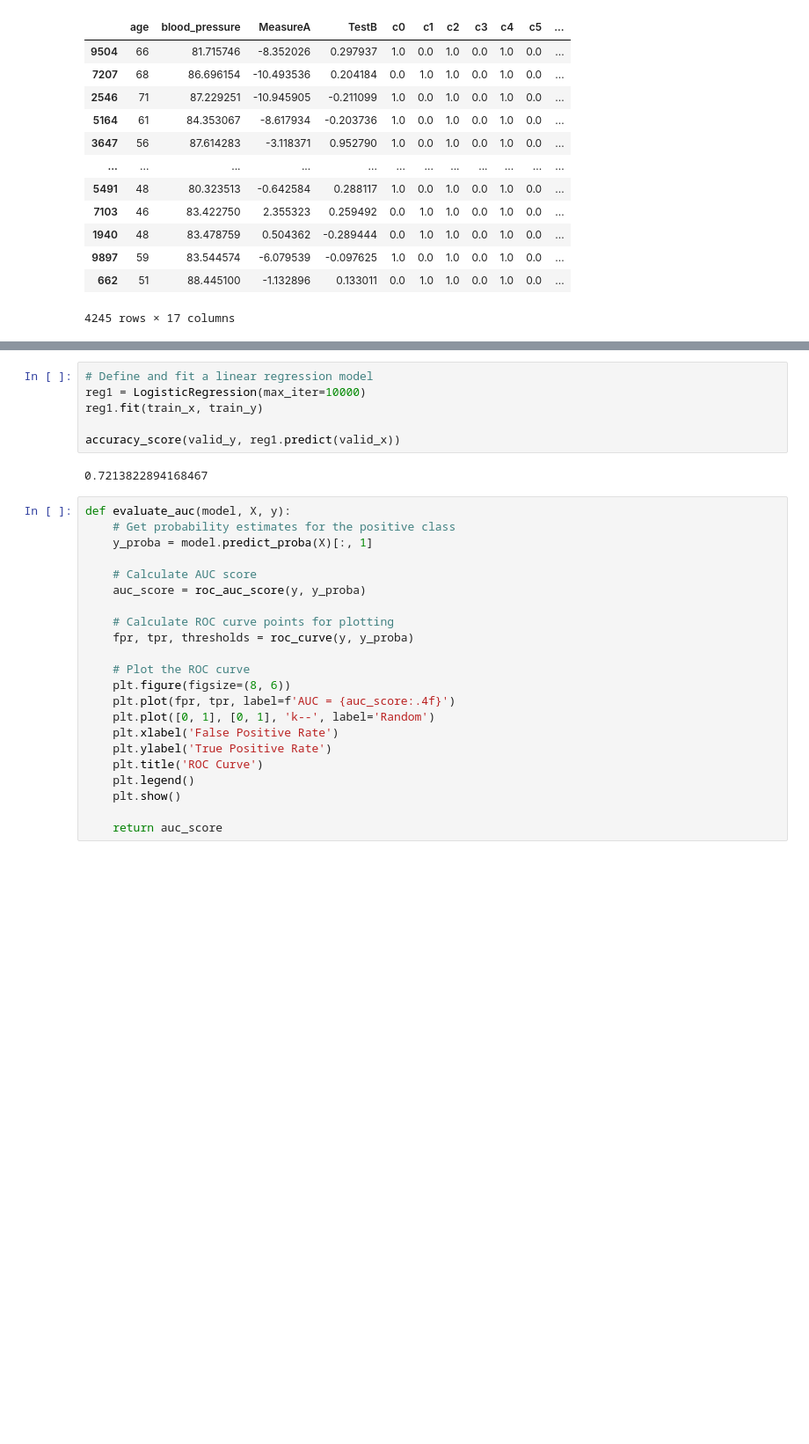
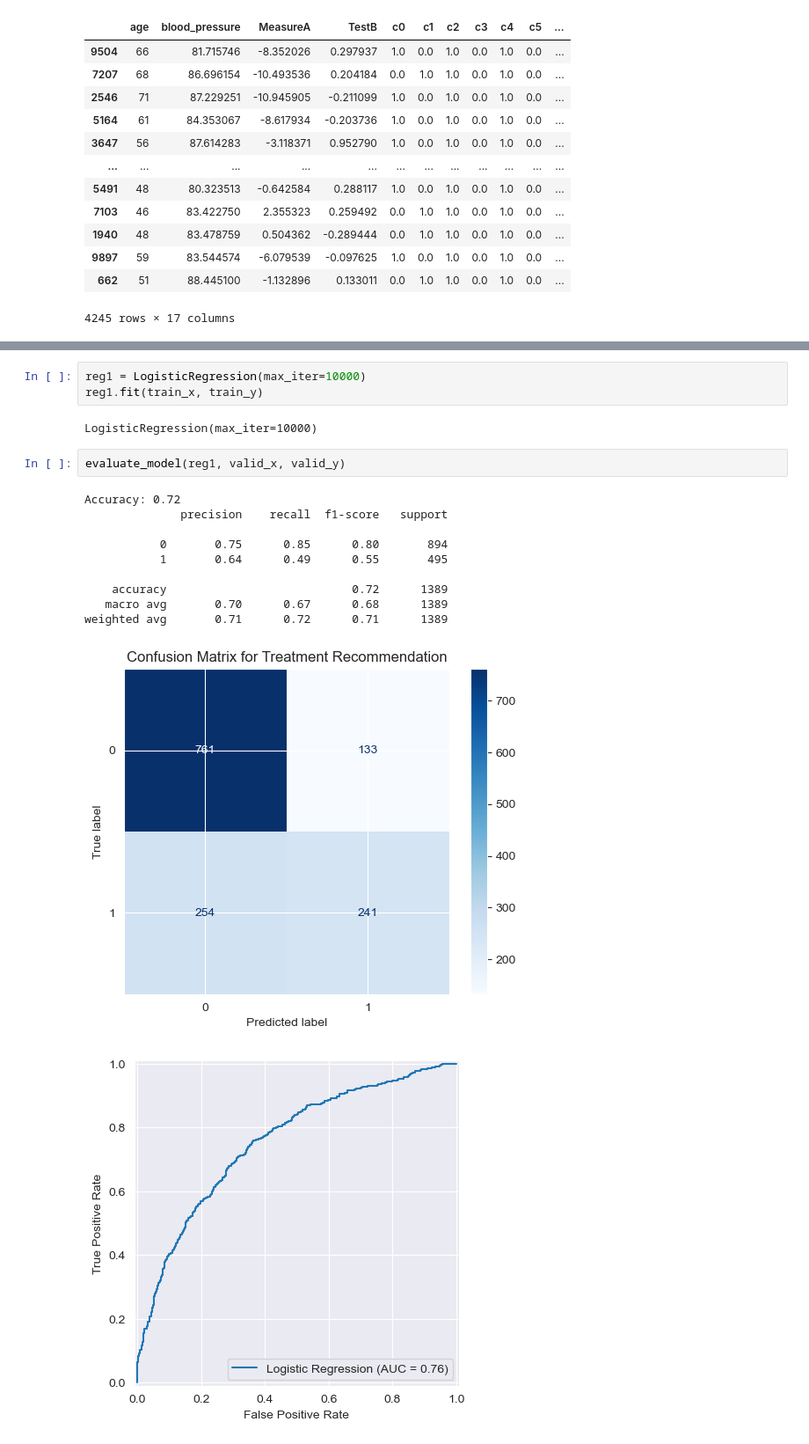
Before and after one commit to logger421/ExplainableAI, a Jupyter notebook: work_set2.ipynb, the cells around one changed output, grey strips where cells are left out. Shown: that part at 88% size. Cells and saved outputs as stored; diff of their text form; blank space fills up the shorter version.

Commit message:
Finished model training. Checked results with kaggle

```diff
--- a/work_set2.ipynb
+++ b/work_set2.ipynb
@@ -377,32 +343,21 @@ test_x.shape, test_y.shape
 # %% [output]
 ((1431, 17), (1431,))
 # %%
-# Define and fit a linear regression model
 reg1 = LogisticRegression(max_iter=10000)
 reg1.fit(train_x, train_y)
-
-accuracy_score(valid_y, reg1.predict(valid_x))
 # %% [output]
-0.7213822894168467
+LogisticRegression(max_iter=10000)
 # %%
-def evaluate_auc(model, X, y):
-    # Get probability estimates for the positive class
-    y_proba = model.predict_proba(X)[:, 1]
-
-    # Calculate AUC score
-    auc_score = roc_auc_score(y, y_proba)
-
-    # Calculate ROC curve points for plotting
-    fpr, tpr, thresholds = roc_curve(y, y_proba)
-
-    # Plot the ROC curve
-    plt.figure(figsize=(8, 6))
-    plt.plot(fpr, tpr, label=f'AUC = {auc_score:.4f}')
-    plt.plot([0, 1], [0, 1], 'k--', label='Random')
-    plt.xlabel('False Positive Rate')
-    plt.ylabel('True Positive Rate')
-    plt.title('ROC Curve')
-    plt.legend()
-    plt.show()
-
-    return auc_score
+evaluate_model(reg1, valid_x, valid_y)
+# %% [output]
+Accuracy: 0.72
+              precision    recall  f1-score   support
+
+           0       0.75      0.85      0.80       894
+           1       0.64      0.49      0.55       495
+
+    accuracy                           0.72      1389
+   macro avg       0.70      0.67      0.68      1389
+weighted avg       0.71      0.72      0.71      1389
+[figure, added]
+[figure, added]
```
Also changed, not shown: parts of 27 cells of this notebook, 1 other file.
